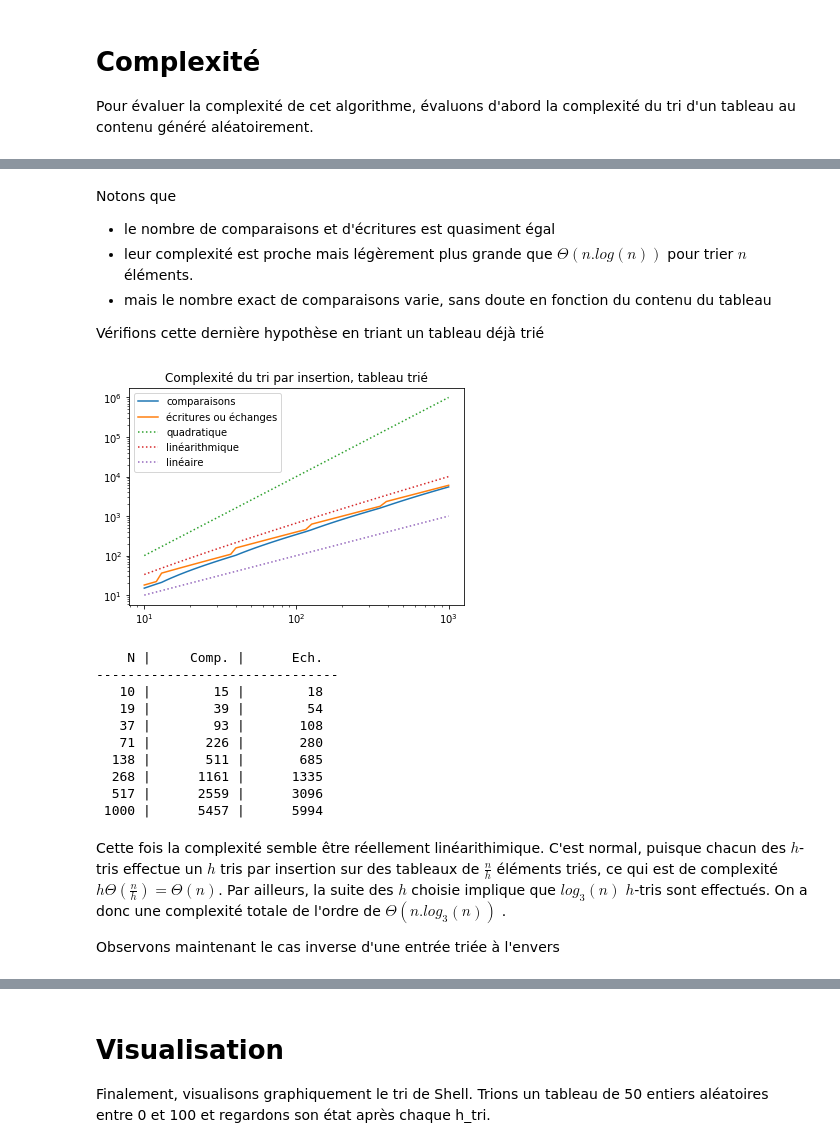
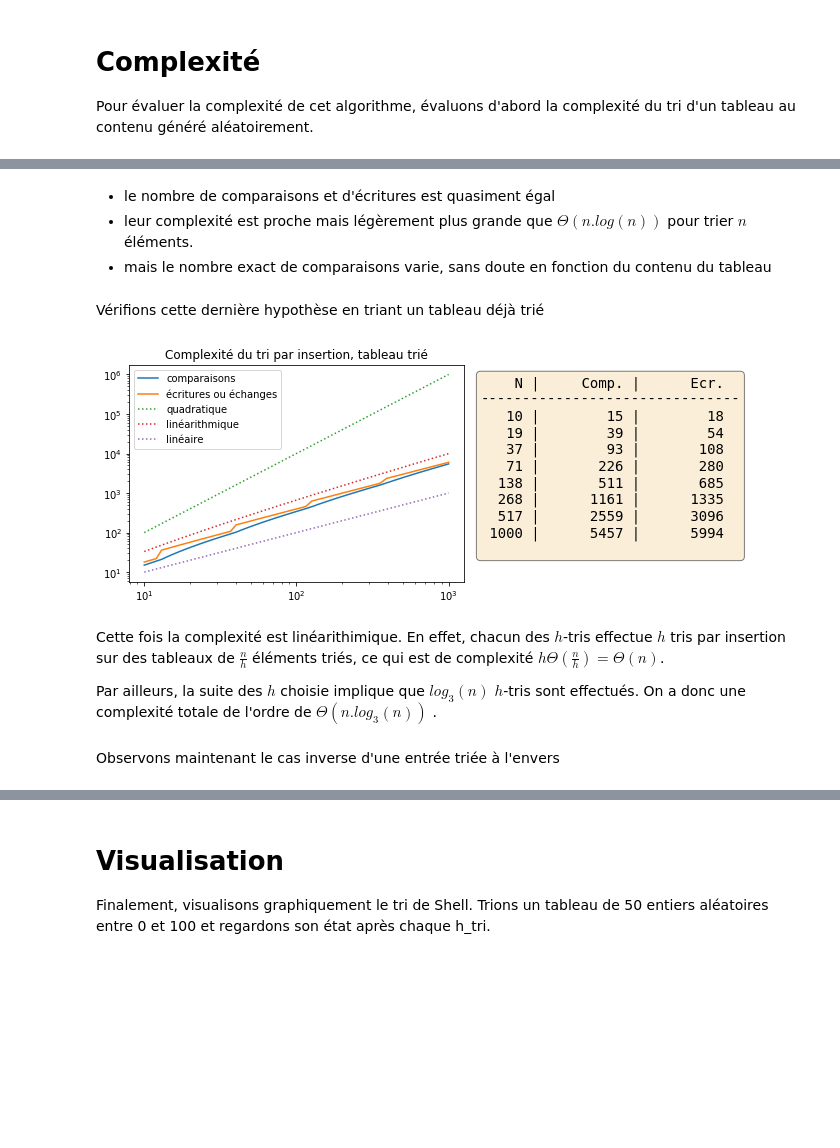
Before and after one commit to ocuisenaire/ASD1-notebooks, a Jupyter notebook: 3 - Tris/4 - Tri de Shell.ipynb, the cells around one changed output, grey strips where cells are left out. Cells and saved outputs as stored; diff of their text form; code cells hidden in the pictures; blank space fills up the shorter version.

```diff
--- a/3 - Tris/4 - Tri de Shell.ipynb
+++ b/3 - Tris/4 - Tri de Shell.ipynb
@@ -97,0 +89,4 @@ print(T)
+# %%
+T = [ 5, 3, 12, 8, 13, 4, 10, 11, 2, 7, 6, 9, 1 ]
+boucle_externe(T)
+print(T)
@@ -149,29 +136,18 @@ asd1.evalue_complexite(tri_de_shell,
 # %% [markdown]
-Notons que
-
 * le nombre de comparaisons et d'écritures est quasiment égal
 * leur complexité est proche mais légèrement plus grande que $\Theta(n.log(n))$ pour trier $n$ éléments.
 * mais le nombre exact de comparaisons varie, sans doute en fonction du contenu du tableau
-
-Vérifions cette dernière hypothèse en triant un tableau déjà trié
+# %% [markdown]
+Vérifions cette dernière hypothèse en triant un tableau déjà trié
 # %%
-asd1.evalue_complexite(tri_de_shell,
-                       asd1.tableau_trie,
+asd1.evalue_complexite(tri_de_shell, asd1.tableau_trie,
                       "tri par insertion, tableau trié")
 # %% [output]
-[figure, old version]
+[figure, new version]
-    N |     Comp. |      Ech.
--------------------------------
-   10 |        15 |        18
-   19 |        39 |        54
-   37 |        93 |       108
-   71 |       226 |       280
-  138 |       511 |       685
-  268 |      1161 |      1335
-  517 |      2559 |      3096
- 1000 |      5457 |      5994
 # %% [markdown]
-Cette fois la complexité semble être réellement linéarithimique. C'est normal, puisque chacun des $h$-tris effectue un $h$ tris par insertion sur des tableaux de $\frac{n}{h}$ éléments triés, ce qui est de complexité $h \Theta(\frac{n}{h}) = \Theta(n)$. Par ailleurs, la suite des $h$ choisie implique que $log_3(n)$ $h$-tris sont effectués. On a donc une complexité totale de l'ordre de $\Theta(n.log_3(n))$ .
+Cette fois la complexité est linéarithimique. En effet, chacun des $h$-tris effectue $h$ tris par insertion sur des tableaux de $\frac{n}{h}$ éléments triés, ce qui est de complexité $h \Theta(\frac{n}{h}) = \Theta(n)$.
 
-Observons maintenant le cas inverse d'une entrée triée à l'envers
+Par ailleurs, la suite des $h$ choisie implique que $log_3(n)$ $h$-tris sont effectués. On a donc une complexité totale de l'ordre de $\Theta(n.log_3(n))$ .
+# %% [markdown]
+Observons maintenant le cas inverse d'une entrée triée à l'envers
 # %%
```
Also changed, not shown: parts of 32 cells of this notebook, 2 other files.
